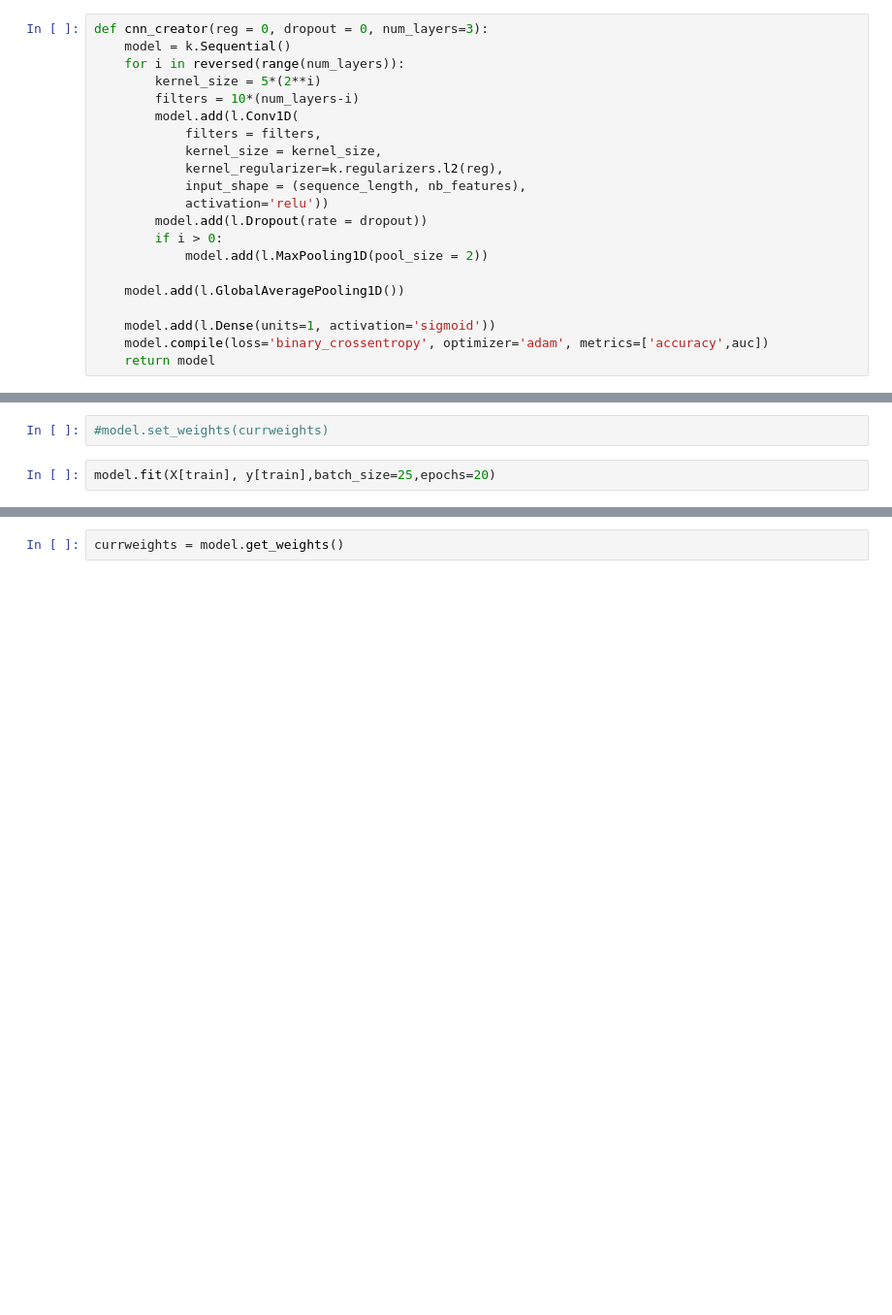
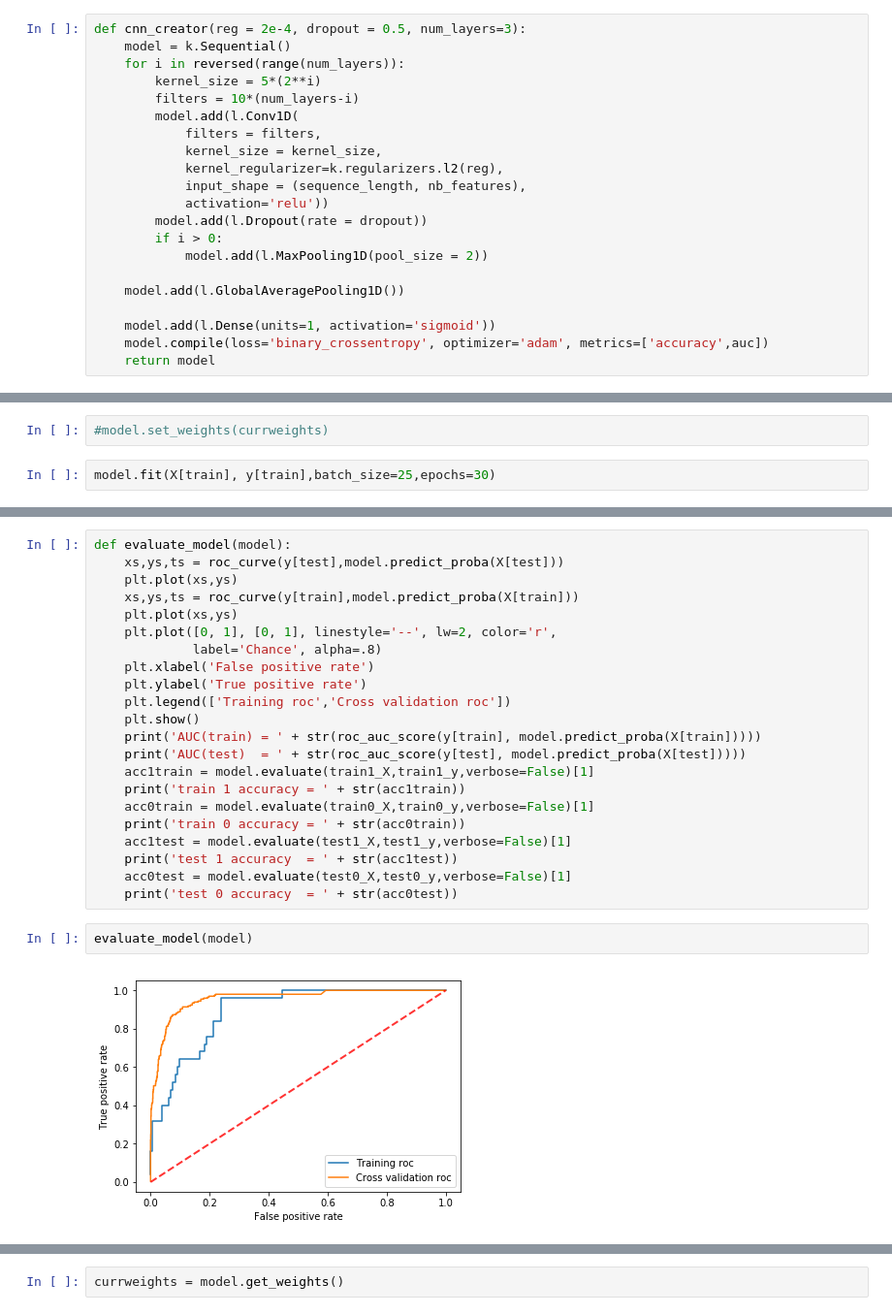
Before and after one commit to wchapman/seizure_prediction_ml, a Jupyter notebook: Untitled.ipynb, the cells around one changed output, grey strips where cells are left out. Shown at 97% size. Cells and saved outputs as stored; diff of their text form; blank space fills up the shorter version.

```diff
--- a/Untitled.ipynb
+++ b/Untitled.ipynb
@@ -101,5 +110,5 @@ def lstm_creator(reg = 1e-6, layers = [20,10], dropout = 0.2):
 # %%
-def cnn_creator(reg = 0, dropout = 0, num_layers=3):
+def cnn_creator(reg = 2e-4, dropout = 0.5, num_layers=3):
     model = k.Sequential()
     for i in reversed(range(num_layers)):
         kernel_size = 5*(2**i)
@@ -143,5 +156,5 @@ _________________________________________________________________
 # %%
 #model.set_weights(currweights)
 # %%
-model.fit(X[train], y[train],batch_size=25,epochs=20)
+model.fit(X[train], y[train],batch_size=25,epochs=30)
 # %% [output]
@@ -165,0 +181,26 @@ Epoch 20/20
+# %%
+def evaluate_model(model):
+    xs,ys,ts = roc_curve(y[test],model.predict_proba(X[test]))
+    plt.plot(xs,ys)
+    xs,ys,ts = roc_curve(y[train],model.predict_proba(X[train]))
+    plt.plot(xs,ys)
+    plt.plot([0, 1], [0, 1], linestyle='--', lw=2, color='r',
+             label='Chance', alpha=.8)
+    plt.xlabel('False positive rate')
+    plt.ylabel('True positive rate')
+    plt.legend(['Training roc','Cross validation roc'])
+    plt.show()
+    print('AUC(train) = ' + str(roc_auc_score(y[train], model.predict_proba(X[train]))))
+    print('AUC(test)  = ' + str(roc_auc_score(y[test], model.predict_proba(X[test]))))
+    acc1train = model.evaluate(train1_X,train1_y,verbose=False)[1]
+    print('train 1 accuracy = ' + str(acc1train))
+    acc0train = model.evaluate(train0_X,train0_y,verbose=False)[1]
+    print('train 0 accuracy = ' + str(acc0train))
+    acc1test = model.evaluate(test1_X,test1_y,verbose=False)[1]
+    print('test 1 accuracy  = ' + str(acc1test))
+    acc0test = model.evaluate(test0_X,test0_y,verbose=False)[1]
+    print('test 0 accuracy  = ' + str(acc0test))
+# %%
+evaluate_model(model)
+# %% [output]
+[figure, added]
```
Also changed, not shown: parts of 24 cells of this notebook.
